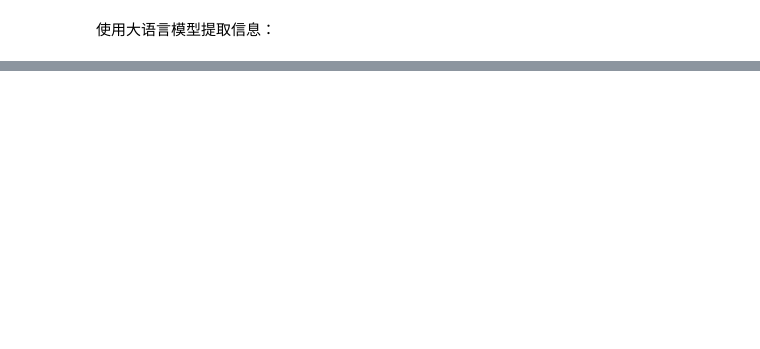
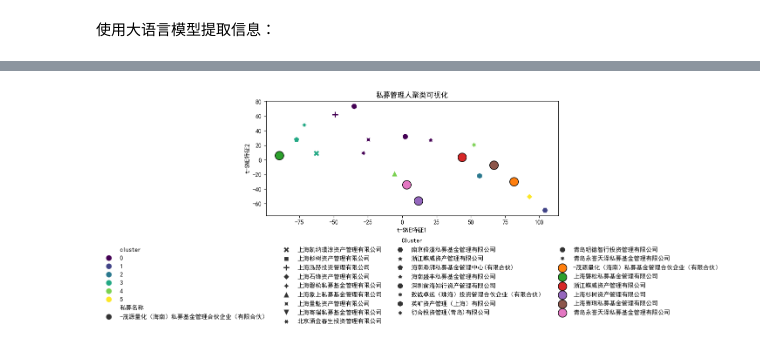
Before and after one commit to Weizhe1215/Paipai_AI_chat, a Jupyter notebook: Demo_Baichuan.ipynb, the cells around one changed output, grey strips where cells are left out. Drawn from its saved outputs; the diff is of its cells as text; code cells hidden in the pictures; blank space fills up the shorter version.

```diff
--- a/Demo_Baichuan.ipynb
+++ b/Demo_Baichuan.ipynb
@@ -75,0 +93,5 @@ extracted_contents[0]
+# %%
+# 展示处理后的数据结构
+data_encoded = data_encoded.drop(columns=['因子组成','交易频率'])
+# %%
+data_encoded['另类因子百分比'] = 100 - data_encoded['量价类因子百分比'] - data_encoded['基本面因子百分比']
@@ -75,0 +118,47 @@ extracted_contents[0]
+# %%
+# 排除私募名称列，仅使用数值标签数据进行聚类
+features_for_clustering = data_encoded.drop(columns=['私募名称'])
+
+# 使用KMeans算法进行聚类，此时n_clusters=4
+k = 6
+kmeans = KMeans(n_clusters=k, random_state=42)
+clusters = kmeans.fit_predict(features_for_clustering)
+
+# 将聚类结果添加回原数据集（包括私募名称）
+data_encoded['cluster'] = clusters
+
+# 使用t-SNE进行降维以便可视化，仅使用数值标签数据
+tsne = TSNE(n_components=2, random_state=42, perplexity=5)
+X_tsne = tsne.fit_transform(features_for_clustering)
+# %%
+# 可视化聚类结果
+plt.figure(figsize=(12, 6))
+sns.scatterplot(x=X_tsne[:, 0], y=X_tsne[:, 1], hue=data_encoded['cluster'], style=data_encoded['私募名称'], palette='viridis', s=100)
+# 高亮的私募名称列表
+highlight_names = [
+    '-茂源量化（海南）私募基金管理合伙企业（有限合伙）',
+    '上海磐松私募基金管理有限公司',
+    '浙江蝶威资产管理有限公司',
+    '上海杉树资产管理有限公司',
+    '上海骞瑞私募基金管理有限公司',
+    '青岛永誉天泽私募基金管理有限公司',
+]
+
+# 对每一个需要高亮的点，单独绘制以便它们突出显示
+for name in highlight_names:
+    # 找到对应名称的索引
+    index = data_encoded['私募名称'] == name
+    # 绘制这些点，使用不同的颜色和标记
+    plt.scatter(X_tsne[index, 0], X_tsne[index, 1], s=200, label=name, edgecolor='black', linewidth=1)
+
+plt.title('私募管理人聚类可视化')
+plt.xlabel('t-SNE特征1')
+plt.ylabel('t-SNE特征2')
+
+# 将图例放置在图形下方
+plt.legend(title='Cluster', loc='upper center', bbox_to_anchor=(0.5, -0.15), ncol=4, frameon=False)
+
+plt.tight_layout()  # 调整整体布局防止标题和xlabel被遮挡
+plt.show()
+# %% [output]
+[figure, added]
```
Also changed, not shown: parts of 21 cells of this notebook.
